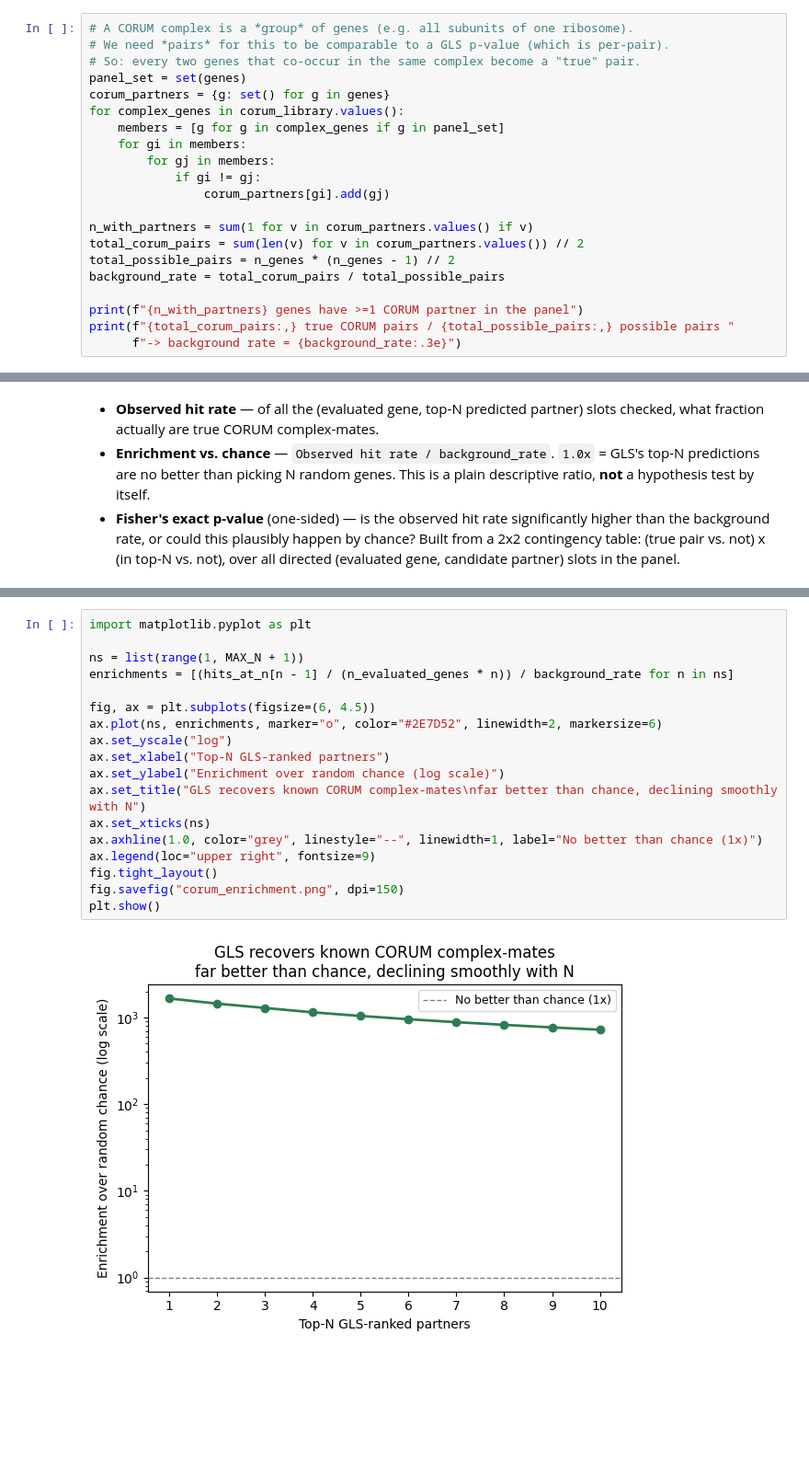
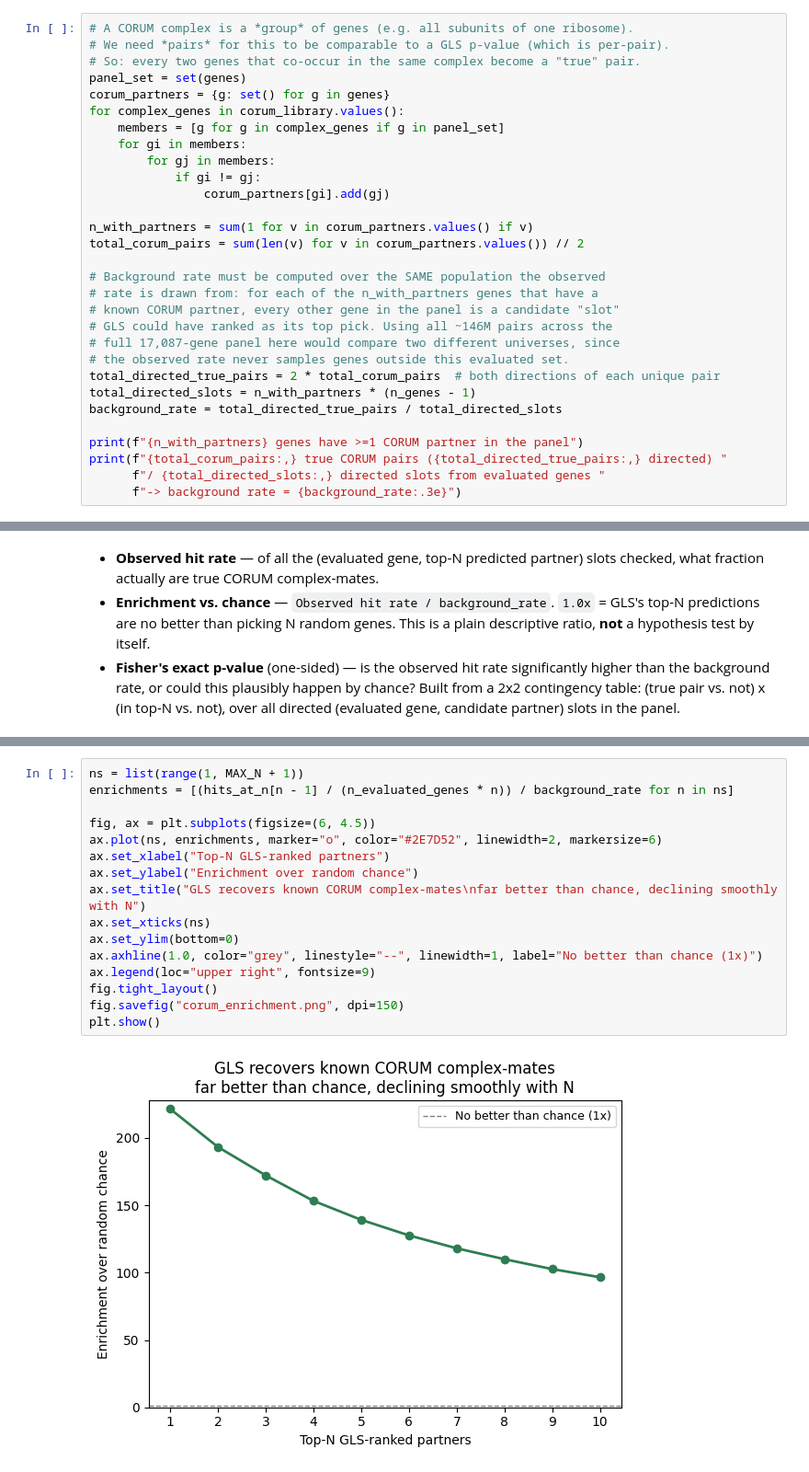
Before and after one commit to EMBL-EBI-ABC/PerturbationCatalogue, a Jupyter notebook: coessentiality_feature/pipeline_validation_corum/corum_validation.ipynb, the cells around one changed output, grey strips where cells are left out. Shown at 92% size. Drawn from its saved outputs; the diff is of its cells as text; blank space fills up the shorter version.

```diff
--- a/coessentiality_feature/pipeline_validation_corum/corum_validation.ipynb
+++ b/coessentiality_feature/pipeline_validation_corum/corum_validation.ipynb
@@ -101,11 +104,20 @@ for complex_genes in corum_library.values():
 
 n_with_partners = sum(1 for v in corum_partners.values() if v)
 total_corum_pairs = sum(len(v) for v in corum_partners.values()) // 2
-total_possible_pairs = n_genes * (n_genes - 1) // 2
-background_rate = total_corum_pairs / total_possible_pairs
+
+# Background rate must be computed over the SAME population the observed
+# rate is drawn from: for each of the n_with_partners genes that have a
+# known CORUM partner, every other gene in the panel is a candidate "slot"
+# GLS could have ranked as its top pick. Using all ~146M pairs across the
+# full 17,087-gene panel here would compare two different universes, since
+# the observed rate never samples genes outside this evaluated set.
+total_directed_true_pairs = 2 * total_corum_pairs  # both directions of each unique pair
+total_directed_slots = n_with_partners * (n_genes - 1)
+background_rate = total_directed_true_pairs / total_directed_slots
 
 print(f"{n_with_partners} genes have >=1 CORUM partner in the panel")
-print(f"{total_corum_pairs:,} true CORUM pairs / {total_possible_pairs:,} possible pairs "
+print(f"{total_corum_pairs:,} true CORUM pairs ({total_directed_true_pairs:,} directed) "
+      f"/ {total_directed_slots:,} directed slots from evaluated genes "
       f"-> background rate = {background_rate:.3e}")
 # %% [output]
 2284 genes have >=1 CORUM partner in the panel
@@ -204,23 +213,21 @@ A line plot, the same style as Wainberg et al.'s Figure 2 (enrichment over chanc
 # %%
-import matplotlib.pyplot as plt
-
 ns = list(range(1, MAX_N + 1))
 enrichments = [(hits_at_n[n - 1] / (n_evaluated_genes * n)) / background_rate for n in ns]
 
 fig, ax = plt.subplots(figsize=(6, 4.5))
 ax.plot(ns, enrichments, marker="o", color="#2E7D52", linewidth=2, markersize=6)
-ax.set_yscale("log")
 ax.set_xlabel("Top-N GLS-ranked partners")
-ax.set_ylabel("Enrichment over random chance (log scale)")
+ax.set_ylabel("Enrichment over random chance")
 ax.set_title("GLS recovers known CORUM complex-mates\nfar better than chance, declining smoothly with N")
 ax.set_xticks(ns)
+ax.set_ylim(bottom=0)
 ax.axhline(1.0, color="grey", linestyle="--", linewidth=1, label="No better than chance (1x)")
 ax.legend(loc="upper right", fontsize=9)
 fig.tight_layout()
 fig.savefig("corum_enrichment.png", dpi=150)
 plt.show()
 # %% [output]
-[figure, old version]
+[figure, new version]
 # %% [markdown]
 ## 6. How to read this
 
```
Also changed, not shown: parts of 6 cells of this notebook, 5 other files.
